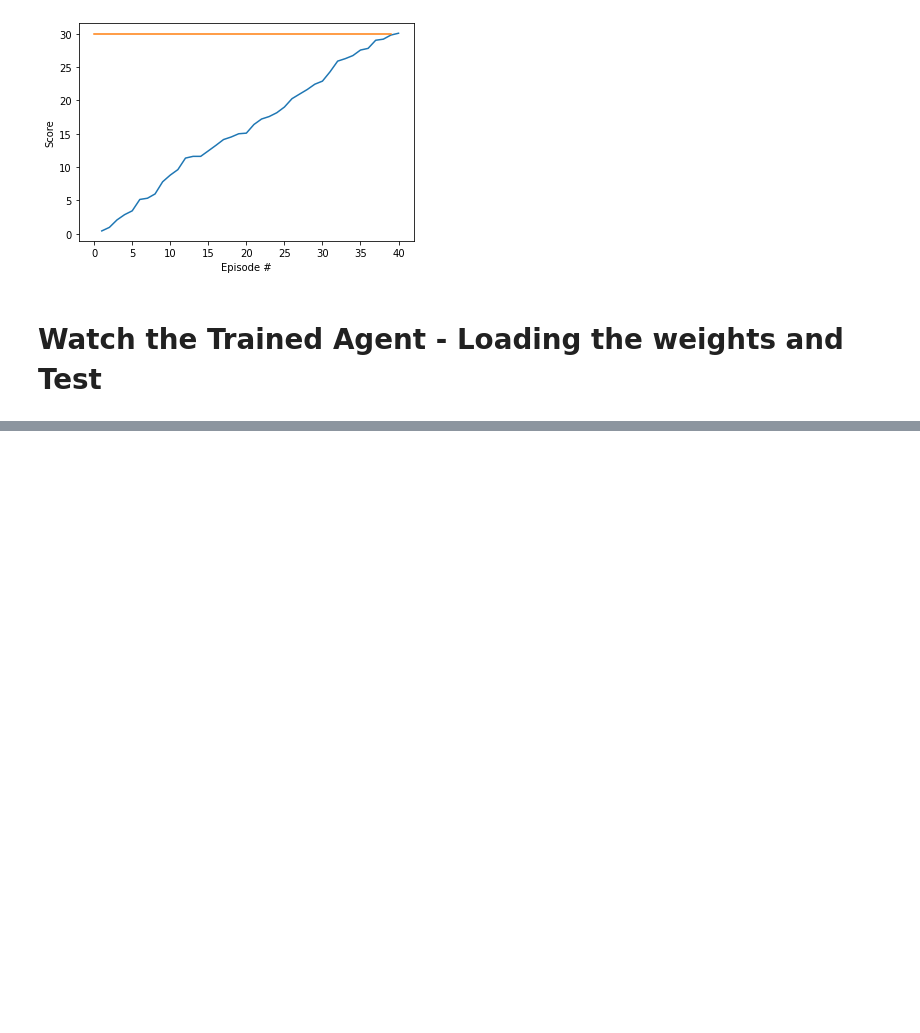
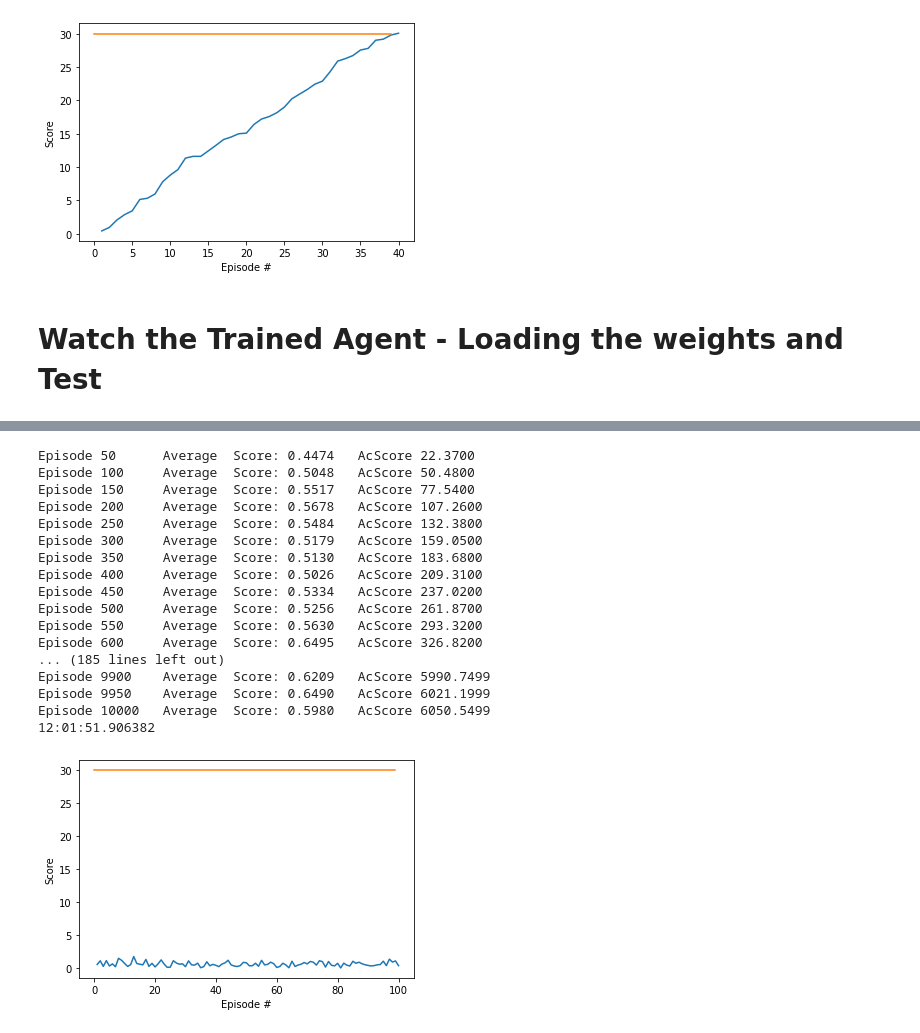
Before and after one commit to SENC/AIReacher, a Jupyter notebook: DDPG/Continuous_Control _local_windowsEnv.ipynb, the cells around one changed output, grey strips where cells are left out. Drawn from its saved outputs; the diff is of its cells as text; code cells hidden in the pictures; blank space fills up the shorter version.

```diff
--- a/DDPG/Continuous_Control _local_windowsEnv.ipynb
+++ b/DDPG/Continuous_Control _local_windowsEnv.ipynb
@@ -361,0 +602,15 @@ env.close()
+# %%
+#Plot with average score for each episode  >30
+start = datetime.datetime.now()
+print (start)
+scores = Ddpg(n_episodes=10000)
+endtime = datetime.datetime.now() -start
+print (endtime)
+fig = plt.figure()
+ax = fig.add_subplot(111)
+plt.plot(np.arange(1, len(scores)+1), scores)
+plt.plot(np.arange(len(scores)), 30*np.ones(len(scores)))# print avg score 30
+plt.ylabel('Score')
+plt.xlabel('Episode #')
+plt.show()
+# %% [output]
@@ -361,0 +618,18 @@ env.close()
+Episode 50      Average  Score: 0.4474   AcScore 22.3700
+Episode 100     Average  Score: 0.5048   AcScore 50.4800
+Episode 150     Average  Score: 0.5517   AcScore 77.5400
+Episode 200     Average  Score: 0.5678   AcScore 107.2600
+Episode 250     Average  Score: 0.5484   AcScore 132.3800
+Episode 300     Average  Score: 0.5179   AcScore 159.0500
+Episode 350     Average  Score: 0.5130   AcScore 183.6800
+Episode 400     Average  Score: 0.5026   AcScore 209.3100
+Episode 450     Average  Score: 0.5334   AcScore 237.0200
+Episode 500     Average  Score: 0.5256   AcScore 261.8700
+Episode 550     Average  Score: 0.5630   AcScore 293.3200
+Episode 600     Average  Score: 0.6495   AcScore 326.8200
+... (185 lines left out)
+Episode 9900    Average  Score: 0.6209   AcScore 5990.7499
+Episode 9950    Average  Score: 0.6490   AcScore 6021.1999
+Episode 10000   Average  Score: 0.5980   AcScore 6050.5499
+12:01:51.906382
+[figure, added]
```
Also changed, not shown: parts of 14 cells of this notebook.
